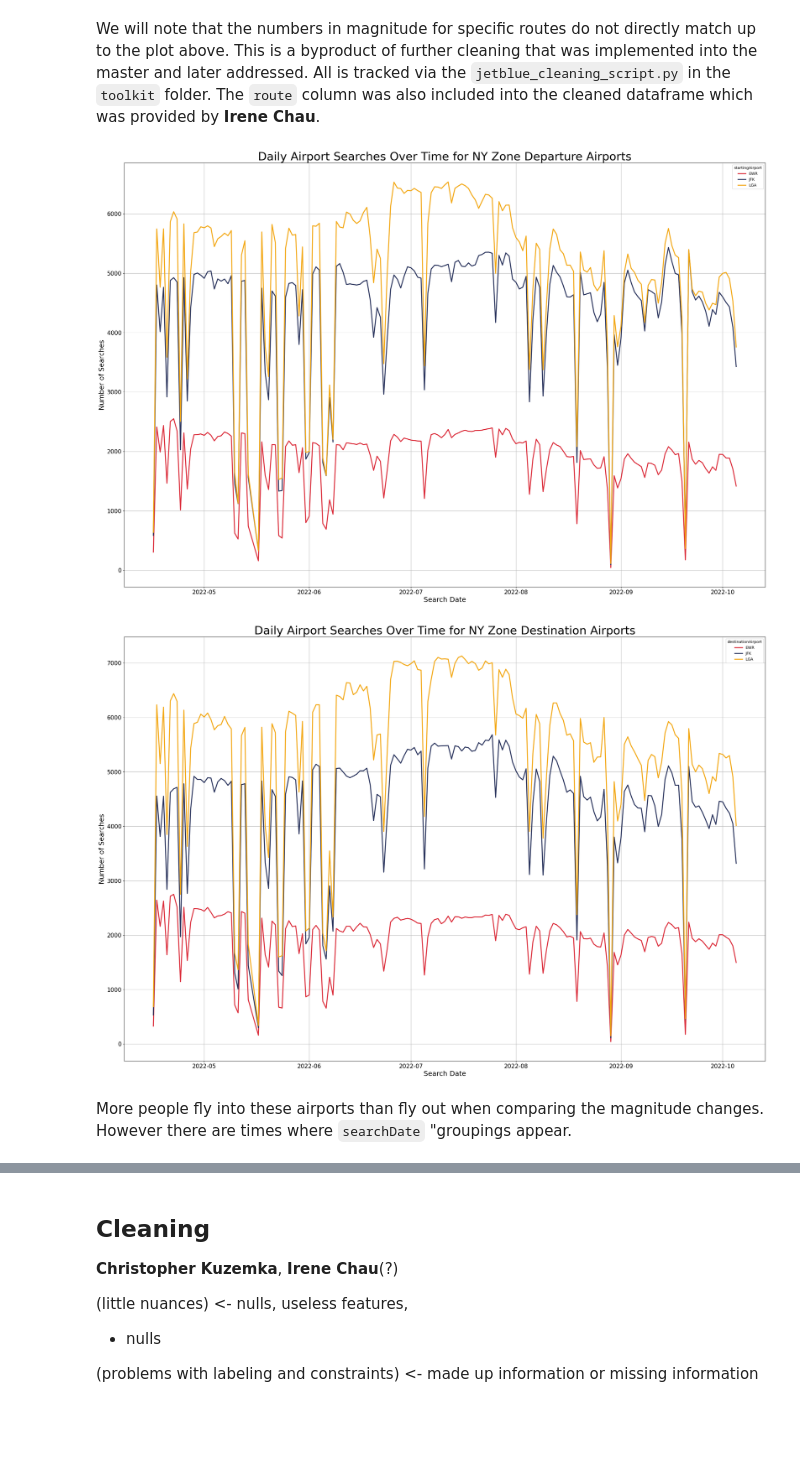
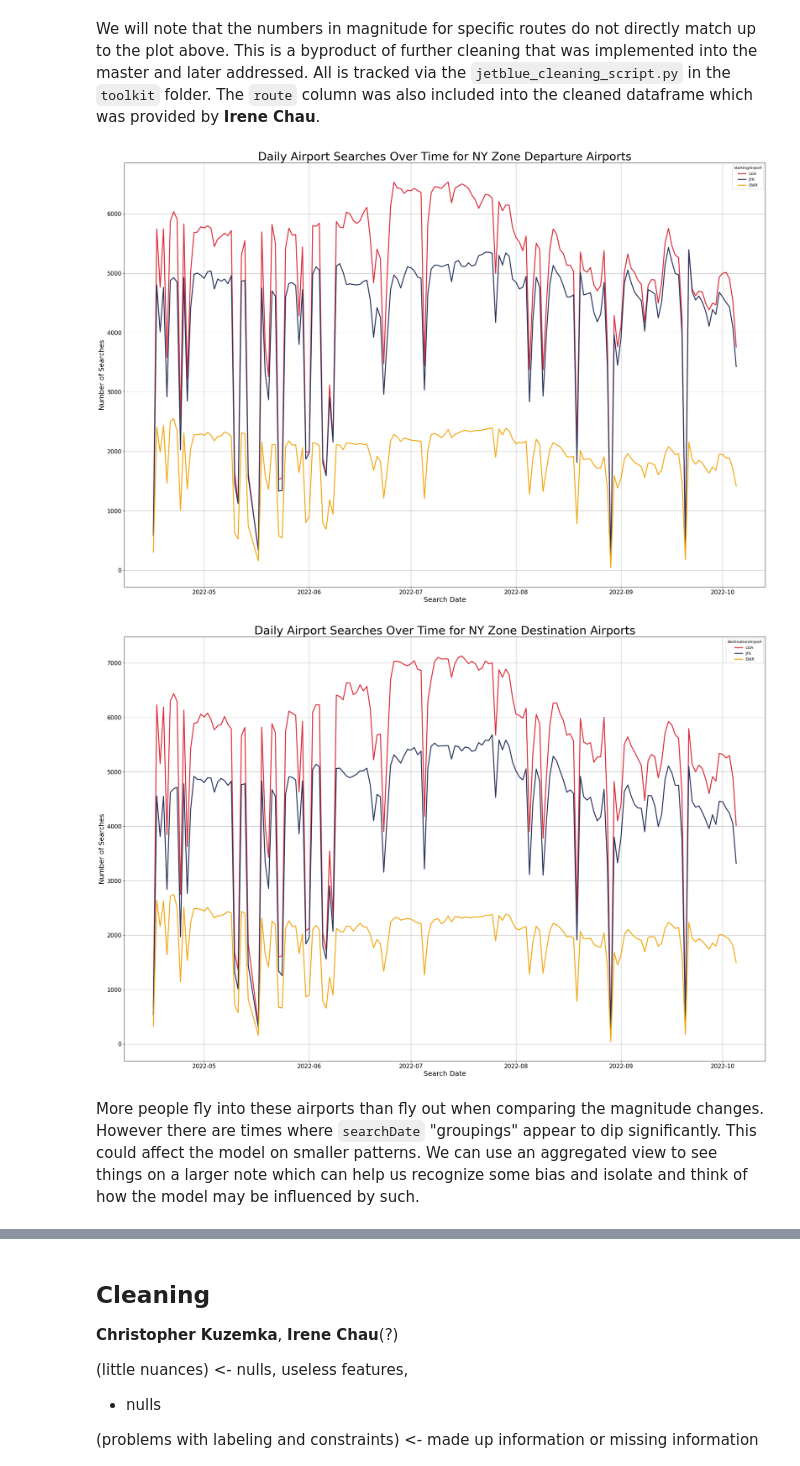
Before and after one commit to chriskuz/intro_to_python_project, a Jupyter notebook: src/master_notebook.ipynb, the cells around one changed output, grey strips where cells are left out. Cells and saved outputs as stored; diff of their text form; code cells hidden in the pictures; blank space fills up the shorter version.

Commit message:
Cleaned up lineplots

```diff
--- a/src/master_notebook.ipynb
+++ b/src/master_notebook.ipynb
@@ -217,6 +217,8 @@ We will note that the numbers in magnitude for specific routes do not directly m
 plot_df = base_df.copy()
 airport_colors = ["#db2b39", "#29335c", "#f3a712"]
 departure_filter = ["LGA", "JFK", "EWR"]
+
+custom_palette = dict(zip(airport_colors, departure_filter))
 
 plot_df = (
     plot_df[
@@ -225,44 +227,46 @@ plot_df = (
     .groupby(
         ["searchDate", "startingAirport"], dropna=False
     )
     .size()
     .reset_index(name="searchCount")
     .sort_values("searchDate", ascending=True)
 )
 
 unique_combinations = plot_df["startingAirport"].unique()
 
 full_date_range = pd.date_range(start=plot_df['searchDate'].min(), end=plot_df['searchDate'].max())
 full_date_range = pd.date_range(start=plot_df['searchDate'].min(), end=plot_df['searchDate'].max())
 
 complete_index = pd.MultiIndex.from_product([full_date_range, unique_combinations], names=["searchDate", "startingAirport"])
 full_data = pd.DataFrame(index=complete_index).reset_index()
 
 merged_data = pd.merge(full_data, plot_df, on=["searchDate", "startingAirport"], how="left") #we do a merge of our global date range with our data based on similar keys
 
-#P#lotting
+#Plotting
 plt.figure(figsize=(30,20))
 
-sns.lineplot(x=merged_data["searchDate"], y=merged_data["searchCount"], hue=merged_data["startingAirport"], palette=airport_colors, linewidth=2.5)
+sns.lineplot(x=merged_data["searchDate"], y=merged_data["searchCount"], hue=merged_data["startingAirport"], hue_order=departure_filter, palette=airport_colors, linewidth=2.5)
 
 
 plt.xticks(fontsize=15)
 plt.yticks(fontsize=15)
 
 plt.xlabel("Search Date", size=18)
 plt.ylabel("Number of Searches", size=18)
 plt.title("Daily Airport Searches Over Time for NY Zone Departure Airports", size=30)
 plt.grid(axis="both")
 # %% [output]
-[figure, old version]
+[figure, new version]
 # %%
 plot_df = base_df.copy()
 airport_colors = ["#db2b39", "#29335c", "#f3a712"]
-departure_filter = ["LGA", "JFK", "EWR"]
+destination_filter = ["LGA", "JFK", "EWR"]
+
+custom_palette = dict(zip(airport_colors, destination_filter))
 
 plot_df = (
     plot_df[
-        plot_df["destinationAirport"].isin(departure_filter)
+        plot_df["destinationAirport"].isin(destination_filter)
     ]
     .groupby(
         ["searchDate", "destinationAirport"], dropna=False
@@ -282,10 +286,10 @@ full_data = pd.DataFrame(index=complete_index).reset_index()
 
 merged_data = pd.merge(full_data, plot_df, on=["searchDate", "destinationAirport"], how="left") #we do a merge of our global date range with our data based on similar keys
 
-#P#lotting
+#Plotting
 plt.figure(figsize=(30,20))
 
-sns.lineplot(x=merged_data["searchDate"], y=merged_data["searchCount"], hue=merged_data["destinationAirport"], palette=airport_colors, linewidth=2.5)
+sns.lineplot(x=merged_data["searchDate"], y=merged_data["searchCount"], hue=merged_data["destinationAirport"], hue_order=destination_filter, palette=airport_colors, linewidth=2.5)
 
 
 plt.xticks(fontsize=15)
@@ -296,6 +300,6 @@ plt.ylabel("Number of Searches", size=18)
 plt.title("Daily Airport Searches Over Time for NY Zone Destination Airports", size=30)
 plt.grid(axis="both")
 # %% [output]
-[figure, old version]
+[figure, new version]
 # %% [markdown]
-More people fly into these airports than fly out when comparing the magnitude changes. However there are times where `searchDate` "groupings appear.
+More people fly into these airports than fly out when comparing the magnitude changes. However there are times where `searchDate` "groupings" appear to dip significantly. This could affect the model on smaller patterns. We can use an aggregated view to see things on a larger note which can help us recognize some bias and isolate and think of how the model may be influenced by such.
```
Also changed, not shown: parts of 6 cells of this notebook.
